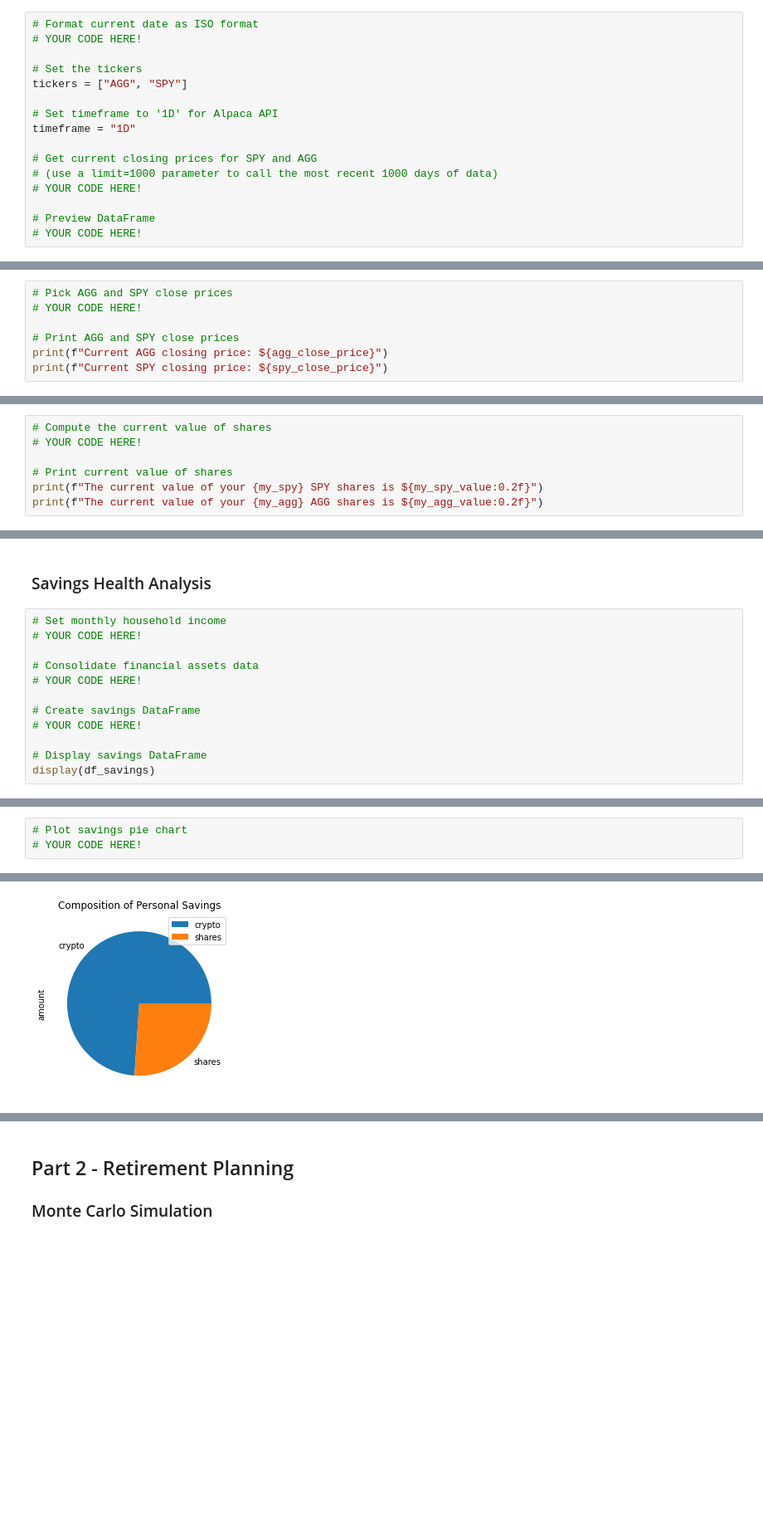
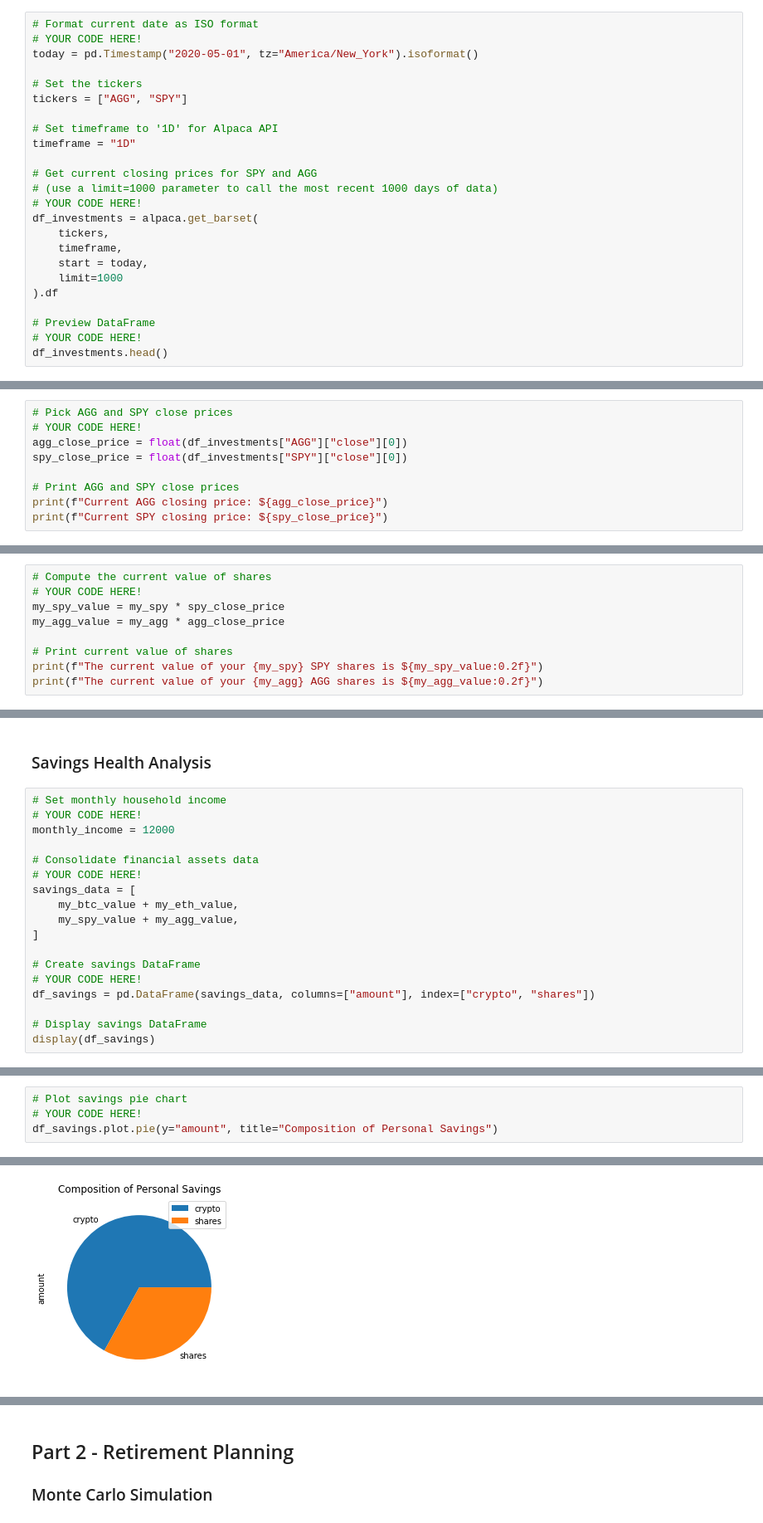
Before and after one commit to pekfrjufrirf12/hw_5, a Jupyter notebook: financial-planner.ipynb, the cells around one changed output, grey strips where cells are left out. Shown at 83% size. Saved outputs shown, nothing was run; the diff lists cells and outputs as text; blank space fills up the shorter version.

```diff
--- a/financial-planner.ipynb
+++ b/financial-planner.ipynb
@@ -59,6 +77,7 @@ my_spy = 50
 # %%
 # Format current date as ISO format
 # YOUR CODE HERE!
+today = pd.Timestamp("2020-05-01", tz="America/New_York").isoformat()
 
 # Set the tickers
 tickers = ["AGG", "SPY"]
@@ -69,9 +88,16 @@ timeframe = "1D"
 # Get current closing prices for SPY and AGG
 # (use a limit=1000 parameter to call the most recent 1000 days of data)
 # YOUR CODE HERE!
+df_investments = alpaca.get_barset(
+    tickers,
+    timeframe,
+    start = today,
+    limit=1000
+).df
 
 # Preview DataFrame
 # YOUR CODE HERE!
+df_investments.head()
 # %% [output]
 |  | AGG |  |  |  |  | SPY |  |  |  |  |
 |  | open | high | low | close | volume | open | high | low | close | volume |
@@ -84,6 +110,8 @@ timeframe = "1D"
 # %%
 # Pick AGG and SPY close prices
 # YOUR CODE HERE!
+agg_close_price = float(df_investments["AGG"]["close"][0])
+spy_close_price = float(df_investments["SPY"]["close"][0])
 
 # Print AGG and SPY close prices
 print(f"Current AGG closing price: ${agg_close_price}")
@@ -94,6 +122,8 @@ Current SPY closing price: $282.73
 # %%
 # Compute the current value of shares
 # YOUR CODE HERE!
+my_spy_value = my_spy * spy_close_price
+my_agg_value = my_agg * agg_close_price
 
 # Print current value of shares
 print(f"The current value of your {my_spy} SPY shares is ${my_spy_value:0.2f}")
@@ -106,12 +136,18 @@ The current value of your 200 AGG shares is $23380.00
 # %%
 # Set monthly household income
 # YOUR CODE HERE!
+monthly_income = 12000
 
 # Consolidate financial assets data
 # YOUR CODE HERE!
+savings_data = [
+    my_btc_value + my_eth_value,
+    my_spy_value + my_agg_value,
+]
 
 # Create savings DataFrame
 # YOUR CODE HERE!
+df_savings = pd.DataFrame(savings_data, columns=["amount"], index=["crypto", "shares"])
 
 # Display savings DataFrame
 display(df_savings)
@@ -122,6 +158,7 @@ display(df_savings)
 # %%
 # Plot savings pie chart
 # YOUR CODE HERE!
+df_savings.plot.pie(y="amount", title="Composition of Personal Savings")
 # %% [output]
 <AxesSubplot:title={'center':'Composition of Personal Savings'}, ylabel='amount'>
-[figure, old version]
+[figure, new version]
```
Also changed, not shown: parts of 32 cells of this notebook, 2 other files.
